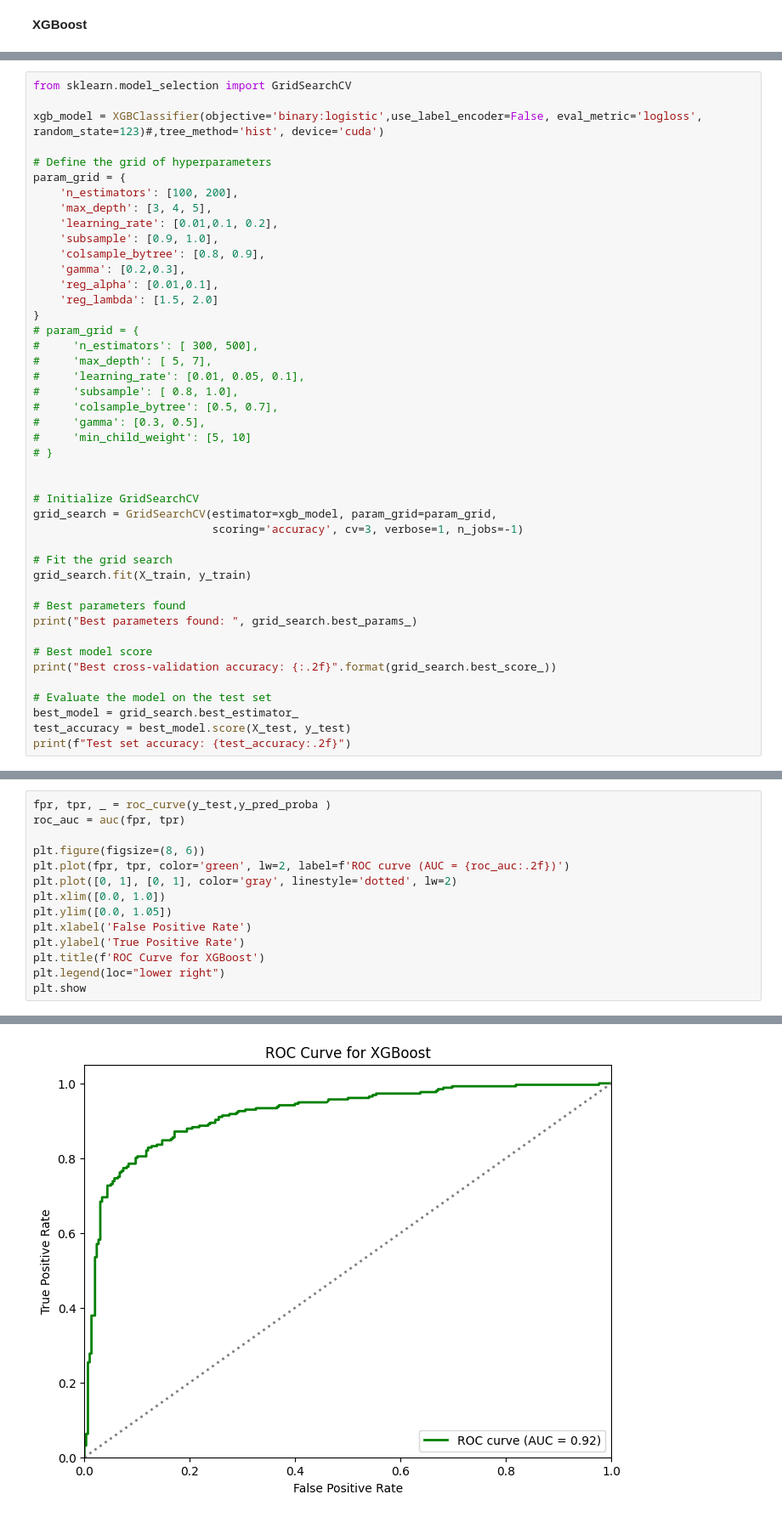
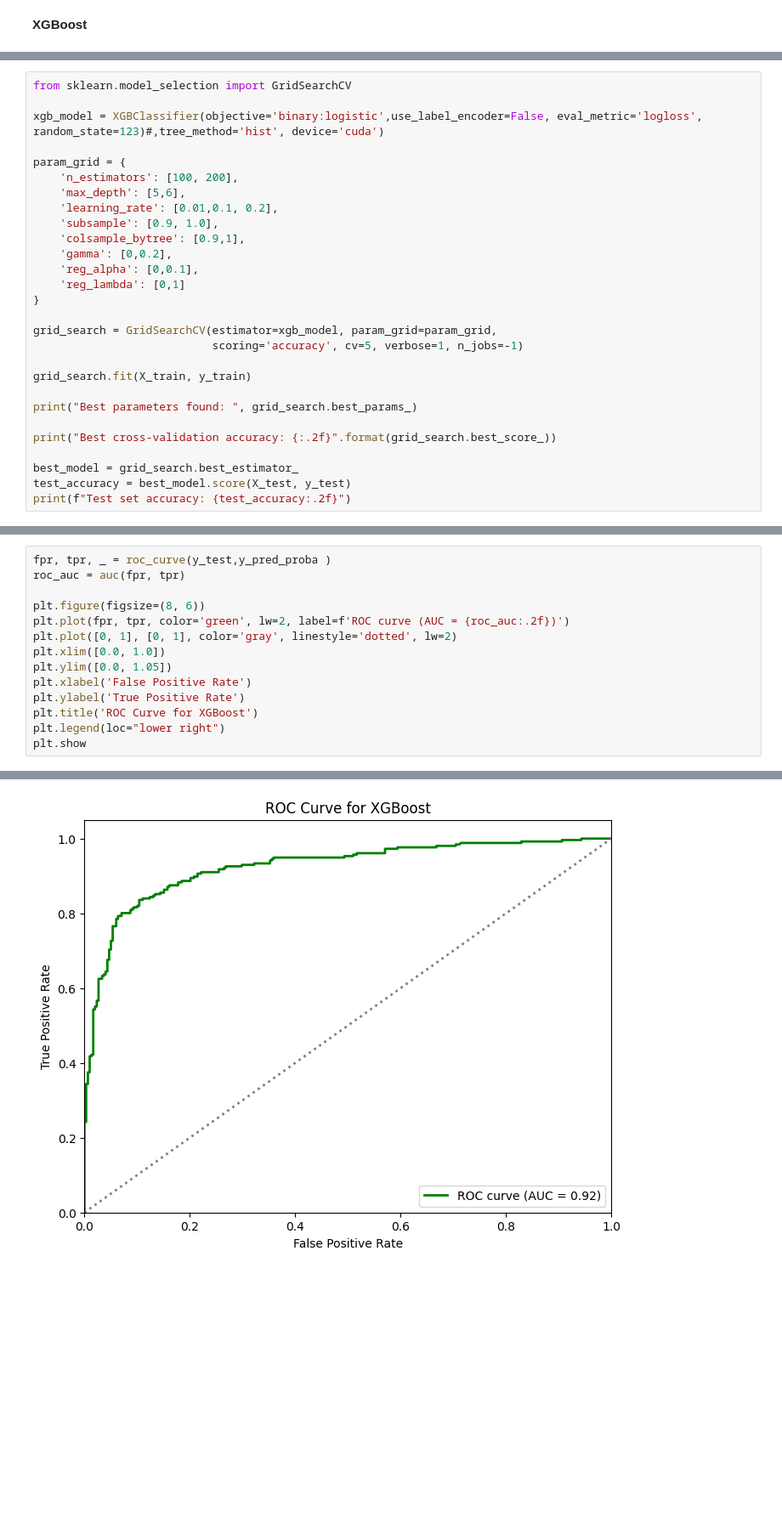
Before and after one commit to Amirac31/Epilepsy-Detection, a Jupyter notebook: epilepsy-detection (4).ipynb, the cells around one changed output, grey strips where cells are left out. Shown at 85% size. Drawn from its saved outputs; the diff is of its cells as text; blank space fills up the shorter version.

```diff
--- a/epilepsy-detection (4).ipynb
+++ b/epilepsy-detection (4).ipynb
@@ -817,42 +835,26 @@ from sklearn.model_selection import GridSearchCV
 
 xgb_model = XGBClassifier(objective='binary:logistic',use_label_encoder=False, eval_metric='logloss', random_state=123)#,tree_method='hist', device='cuda')
 
-# Define the grid of hyperparameters
 param_grid = {
     'n_estimators': [100, 200],
-    'max_depth': [3, 4, 5],
+    'max_depth': [5,6],
     'learning_rate': [0.01,0.1, 0.2],
     'subsample': [0.9, 1.0],
-    'colsample_bytree': [0.8, 0.9],
-    'gamma': [0.2,0.3],
-    'reg_alpha': [0.01,0.1],
-    'reg_lambda': [1.5, 2.0]
+    'colsample_bytree': [0.9,1],
+    'gamma': [0,0.2],
+    'reg_alpha': [0,0.1],
+    'reg_lambda': [0,1]
 }
-# param_grid = {
-#     'n_estimators': [ 300, 500],
-#     'max_depth': [ 5, 7],
-#     'learning_rate': [0.01, 0.05, 0.1],
-#     'subsample': [ 0.8, 1.0],
-#     'colsample_bytree': [0.5, 0.7],
-#     'gamma': [0.3, 0.5],
-#     'min_child_weight': [5, 10]
-# }
 
+grid_search = GridSearchCV(estimator=xgb_model, param_grid=param_grid,
+                           scoring='accuracy', cv=5, verbose=1, n_jobs=-1)
 
-# Initialize GridSearchCV
-grid_search = GridSearchCV(estimator=xgb_model, param_grid=param_grid,
-                           scoring='accuracy', cv=3, verbose=1, n_jobs=-1)
-
-# Fit the grid search
 grid_search.fit(X_train, y_train)
 
-# Best parameters found
 print("Best parameters found: ", grid_search.best_params_)
 
-# Best model score
 print("Best cross-validation accuracy: {:.2f}".format(grid_search.best_score_))
 
-# Evaluate the model on the test set
 best_model = grid_search.best_estimator_
 test_accuracy = best_model.score(X_test, y_test)
 print(f"Test set accuracy: {test_accuracy:.2f}")
@@ -877,17 +896,17 @@ plt.show()
 # %%
 fpr, tpr, _ = roc_curve(y_test,y_pred_proba )
 roc_auc = auc(fpr, tpr)
 
 plt.figure(figsize=(8, 6))
 plt.plot(fpr, tpr, color='green', lw=2, label=f'ROC curve (AUC = {roc_auc:.2f})')
 plt.plot([0, 1], [0, 1], color='gray', linestyle='dotted', lw=2)
 plt.xlim([0.0, 1.0])
 plt.ylim([0.0, 1.05])
 plt.xlabel('False Positive Rate')
 plt.ylabel('True Positive Rate')
-plt.title(f'ROC Curve for XGBoost')
+plt.title('ROC Curve for XGBoost')
 plt.legend(loc="lower right")
 plt.show
 # %% [output]
 <function matplotlib.pyplot.show(close=None, block=None)>
-[figure, old version]
+[figure, new version]
```
Also changed, not shown: parts of 25 cells of this notebook.
